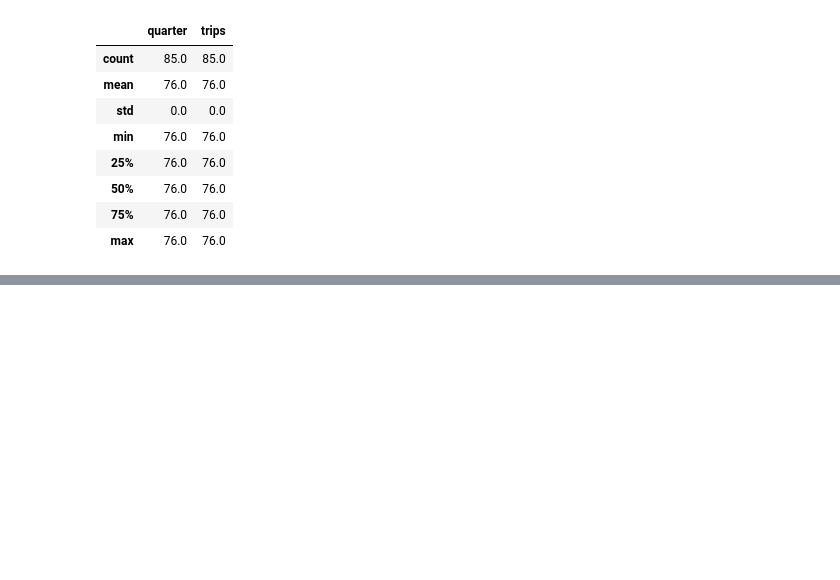
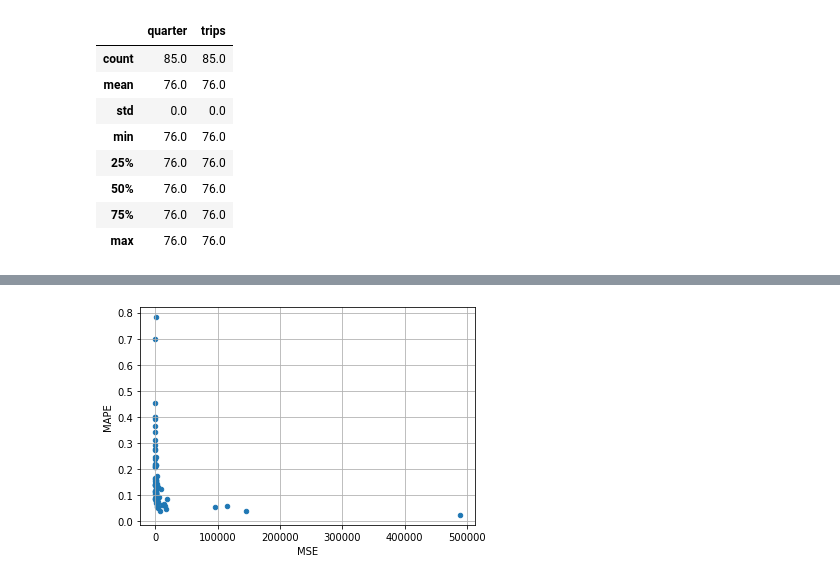
Before and after one commit to jasonhernacki/mult-forecasting-sandbox, a Jupyter notebook: play.ipynb, the cells around one changed output, grey strips where cells are left out. Cells and saved outputs as stored; diff of their text form; code cells hidden in the pictures; blank space fills up the shorter version.

```diff
--- a/play.ipynb
+++ b/play.ipynb
@@ -86,0 +109,28 @@ plt.show()
+# %%
+deepar_est = DeepAREstimator(
+    freq=metadata["freq"],
+    prediction_length=metadata["prediction_length"],
+    context_length=metadata["prediction_length"]*3,
+    num_layers=2,
+    num_cells=40,
+    cell_type="lstm",
+    dropout_rate=0.1,
+    use_feat_dynamic_real=False,
+    use_feat_static_cat=True,
+    use_feat_static_real=False,
+    cardinality=[int(train_df[cat].max() + 1) for cat in metadata["cat_cols"]],
+    embedding_dimension=[10 for _ in range(len(metadata["cat_cols"]))],
+    distr_output=StudentTOutput(),
+    scaling=True,
+    time_features=None,
+    trainer=Trainer(
+        epochs=100,
+        num_batches_per_epoch=60,
+        batch_size=32,
+        learning_rate=0.01,
+        patience=5,
+        learning_rate_decay_factor=0.7,
+        minimum_learning_rate=0.001
+    )
+)
+deepar_predictor = deepar_est.train(train_ds)
@@ -86,0 +161,3 @@ plt.show()
+# %%
+evaluator = Evaluator(quantiles=[0.1, 0.5, 0.9])
+agg_metrics, item_metrics = evaluator(iter(tss), iter(forecasts), num_series=len(train_ds))
@@ -86,0 +195,6 @@ plt.show()
+# %%
+item_metrics.plot(x='MSE', y='MAPE', kind='scatter')
+plt.grid(which="both")
+plt.show()
+# %% [output]
+[figure, added]
```
Also changed, not shown: parts of 10 cells of this notebook, 1 other file.
